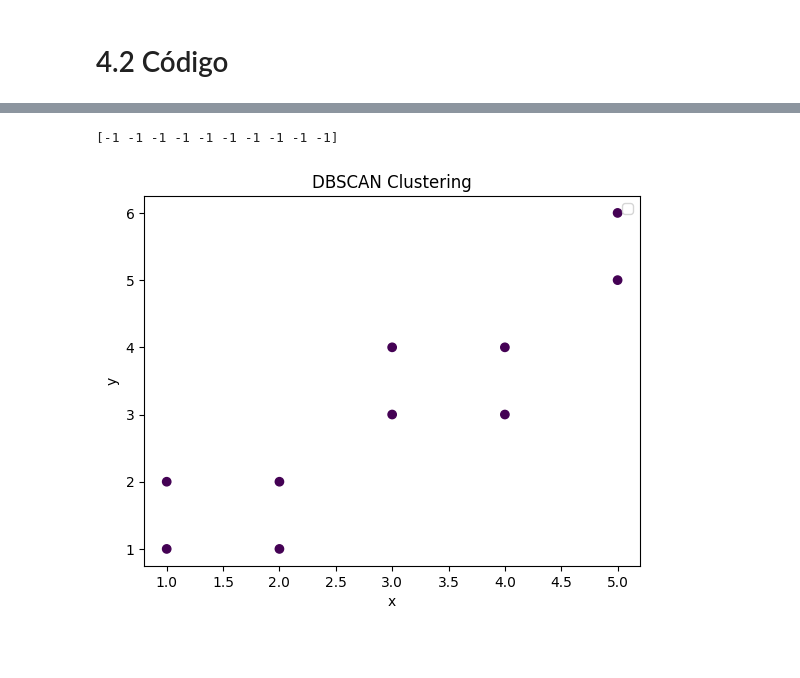
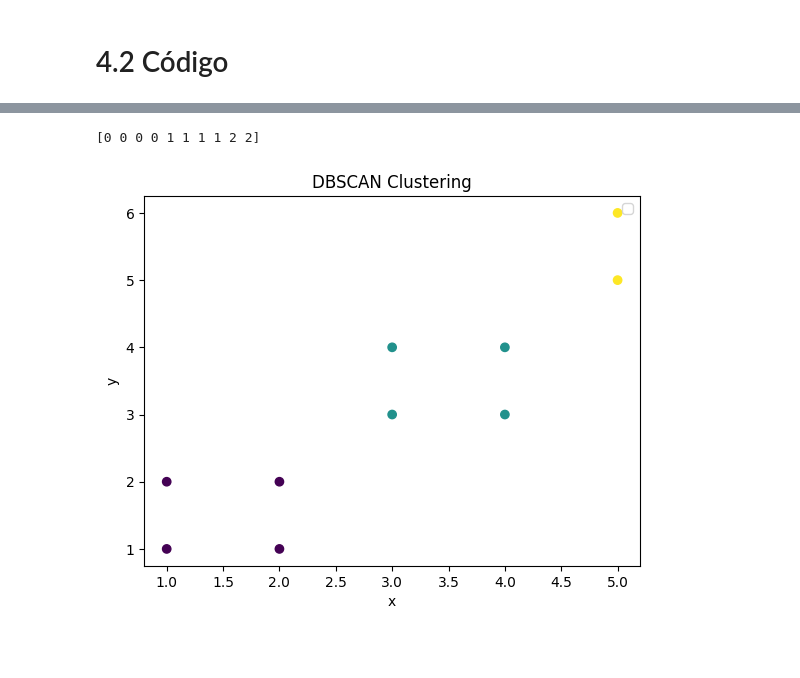
Before and after one commit to Neiva04/Inteligencia-Computacional, a Jupyter notebook: Notes/DBSCAN.ipynb, the cells around one changed output, grey strips where cells are left out. Drawn from its saved outputs; the diff is of its cells as text; code cells hidden in the pictures.

```diff
--- a/Notes/DBSCAN.ipynb
+++ b/Notes/DBSCAN.ipynb
@@ -66,10 +66,10 @@ data_scaled = scaler.fit_transform(data)
 
 # apply DBSCAN clustering
 # Testar com eps menores e maiores!
-dbscan = DBSCAN(eps=0.6, min_samples=2)
+dbscan = DBSCAN(eps=1, min_samples=2)
 
 # QUESTION: Do we need scaling?!
-clusters = dbscan.fit_predict(data_scaled)
+clusters = dbscan.fit_predict(data)
 print(clusters)
 # add the cluster labels to the original dataframe
 data['cluster'] = clusters
@@ -86,5 +86,5 @@ WARNING:matplotlib.legend:No artists with labels found to put in legend.  Note t
-[-1 -1 -1 -1 -1 -1 -1 -1 -1 -1]
+[0 0 0 0 1 1 1 1 2 2]
-[figure, old version]
+[figure, new version]
 # %% [markdown]
 #
 # %% [markdown]
```
Also changed, not shown: parts of 1 cell of this notebook, 3 other files.
